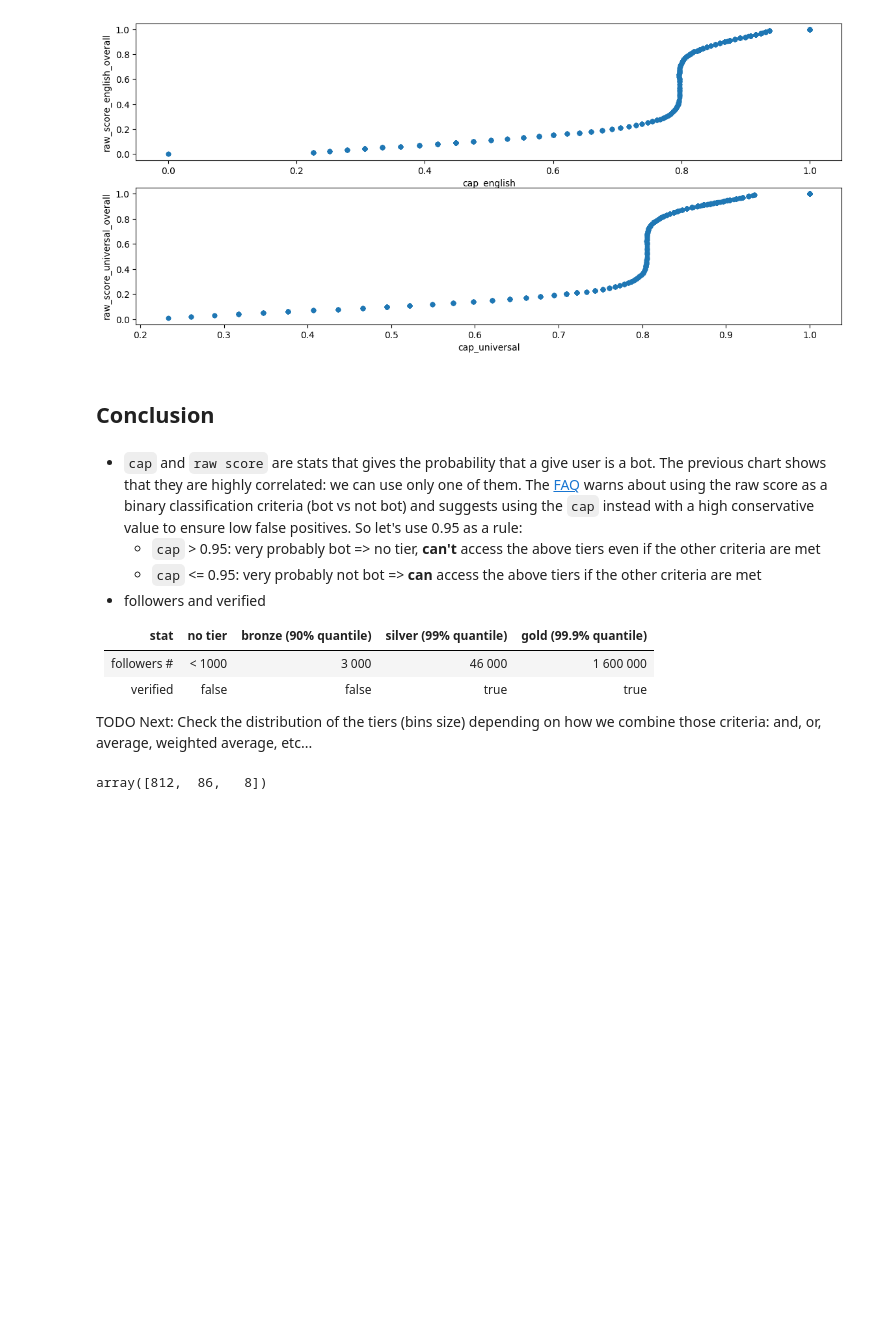
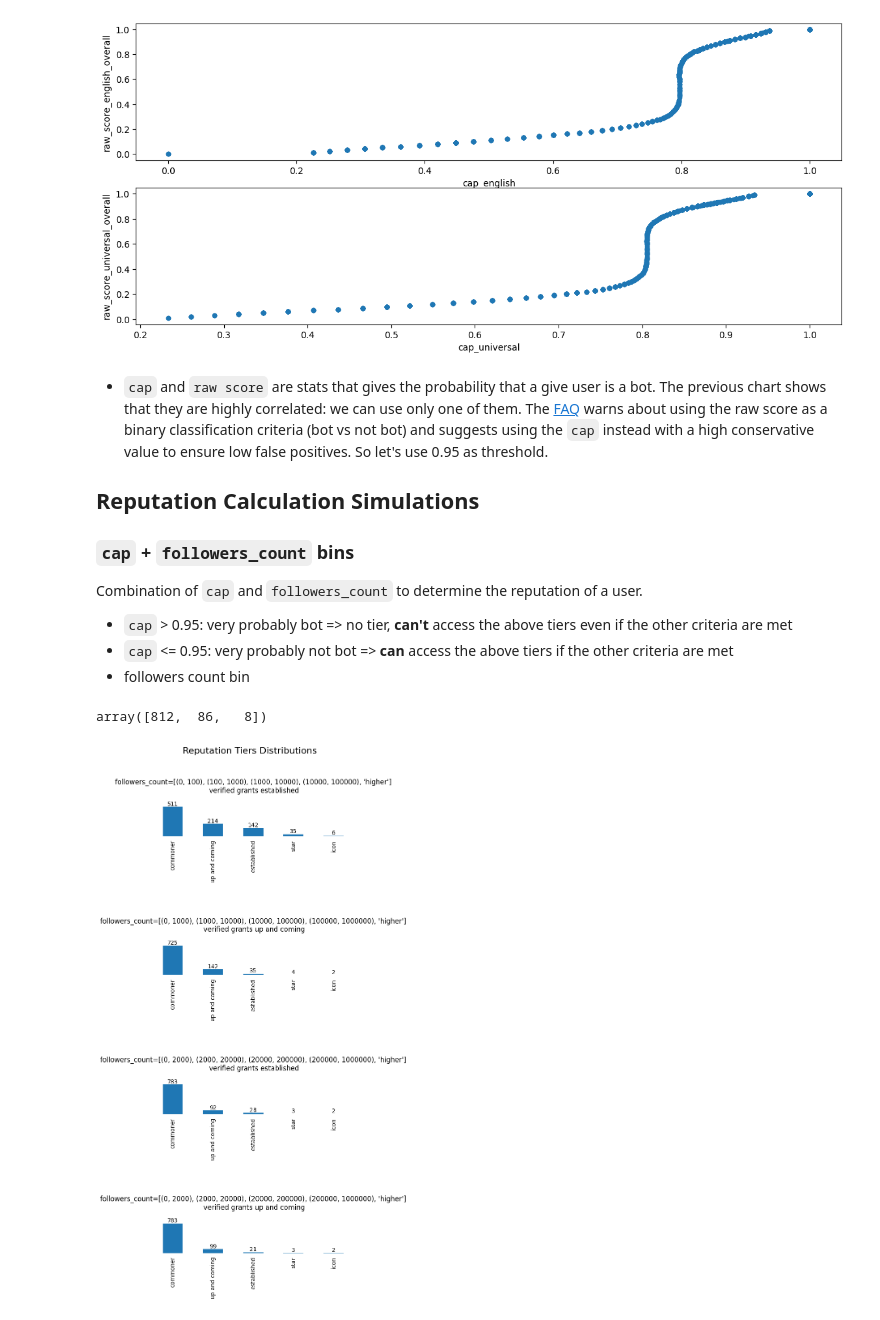
Before and after one commit to interep-project/interep-groups-eda, a Jupyter notebook: notebooks/twitter.ipynb, the cells around one changed output. Drawn from its saved outputs; the diff is of its cells as text; code cells hidden in the pictures; blank space fills up the shorter version.

Commit message:
Update README
Signed-off-by: r1oga <38692952+r1oga@users.noreply.github.com>

```diff
--- a/notebooks/twitter.ipynb
+++ b/notebooks/twitter.ipynb
@@ -83,24 +83,59 @@ df.plot.scatter(x='cap_universal', y='raw_score_universal_overall', figsize=(14,
 # %% [output]
 <AxesSubplot: xlabel='cap_universal', ylabel='raw_score_universal_overall'>
 [figure]
-# %% [markdown]
-## Conclusion
 # %% [markdown]
-- `cap` and `raw score` are stats that gives the probability that a give user is a bot. The previous chart shows that they are highly correlated: we can use only one of them. The [FAQ](https://botometer.osome.iu.edu/faq#what-is-cap) warns about using the raw score as a binary classification criteria (bot vs not bot) and suggests using the `cap` instead with a high conservative value to ensure low false positives. So let's use 0.95 as a rule:
+- `cap` and `raw score` are stats that gives the probability that a give user is a bot. The previous chart shows that they are highly correlated: we can use only one of them. The [FAQ](https://botometer.osome.iu.edu/faq#what-is-cap) warns about using the raw score as a binary classification criteria (bot vs not bot) and suggests using the `cap` instead with a high conservative value to ensure low false positives. So let's use 0.95 as threshold.
+
+## Reputation Calculation Simulations
+### `cap` + `followers_count` bins
+Combination of `cap` and `followers_count` to determine the reputation of a user.
   - `cap` > 0.95: very probably bot => no tier, **can't** access the above tiers even if the other criteria are met
   - `cap` <= 0.95: very probably not bot => **can** access the above tiers if the other criteria are met
-- followers and verified
-
-|stat|no tier|bronze (90% quantile)|silver (99% quantile)|gold (99.9% quantile)|
-|:---|---|---|---|---|
-|followers #|< 1000|3 000|46 000|1 600 000|
-|verified|false|false|true|true|
-
-TODO Next:
-Check the distribution of the tiers (bins size) depending on how we combine those criteria: and, or, average, weighted average, etc...
+  - followers count bin
 # %%
 import numpy as np
 count, division = np.histogram(df['followers_count'], bins=[0, 3000, 46000,1.6e6])
 count
 # %% [output]
 array([812,  86,   8])
+# %%
+import matplotlib.pyplot as plt
+from tiers import TIERS, get_followers_bin
+
+BINS = [[(0, 100), (100, 1000), (1000, 10000), (10000, 100000), (100000, df['followers_count'].max())],
+        [(0, 1000), (1000, 10000), (10000, 100000), (100000, 1000000), (1000000, df['followers_count'].max())],
+        [(0, 2000), (2000, 20000), (20000, 200000), (200000, 1000000), (1000000, df['followers_count'].max())],
+        [(0, 2000), (2000, 20000), (20000, 200000), (200000, 1000000), (1000000, df['followers_count'].max())],
+        ]
+
+VERIFIEDS = [2, 1, 2, 1]
+
+def reputation_func(n):
+    def rep_func(followers_count, cap, verified):
+        if cap >= 0.95:
+            return TIERS[0]
+        followers_bin = get_followers_bin(followers_count, BINS[n])
+        return TIERS[max(followers_bin, VERIFIEDS[n])] if verified else TIERS[followers_bin]
+
+    return rep_func
+
+fig2 = plt.figure()
+fig2.suptitle('Reputation Tiers Distributions', fontsize=16, y=3.6)
+
+for i in range(len(BINS)):
+    df[f'reputation{i}'] = df.apply(lambda x: reputation_func(i)(x['followers_count'], x['cap_universal'], x['verified'])['name'], axis=1)
+    ax = fig2.add_subplot(4, 1, i + 1)
+    ax.set_title(f'followers_count={BINS[i][:-1] + ["higher"]}\n verified grants {TIERS[VERIFIEDS[i]]["name"]}', y=1.3)
+    ax.axes.get_yaxis().set_visible(False)
+    ax.bar_label(df[f'reputation{i}'].value_counts().plot.bar(ax=ax).containers[0])
+    ax.spines['top'].set_visible(False)
+    ax.spines['right'].set_visible(False)
+    ax.spines['bottom'].set_visible(False)
+    ax.spines['left'].set_visible(False)
+    ax.tick_params(left = False, right = False , labelleft = False, bottom = False)
+
+plt.subplots_adjust(top=3.3, bottom=1, hspace=3.5)
+plt.show()
+fig2.savefig('../plots/twitter/twitter_reputation_sims.png', bbox_inches='tight')
+# %% [output]
+[figure, added]
```
Also changed, not shown: 6 other files.
